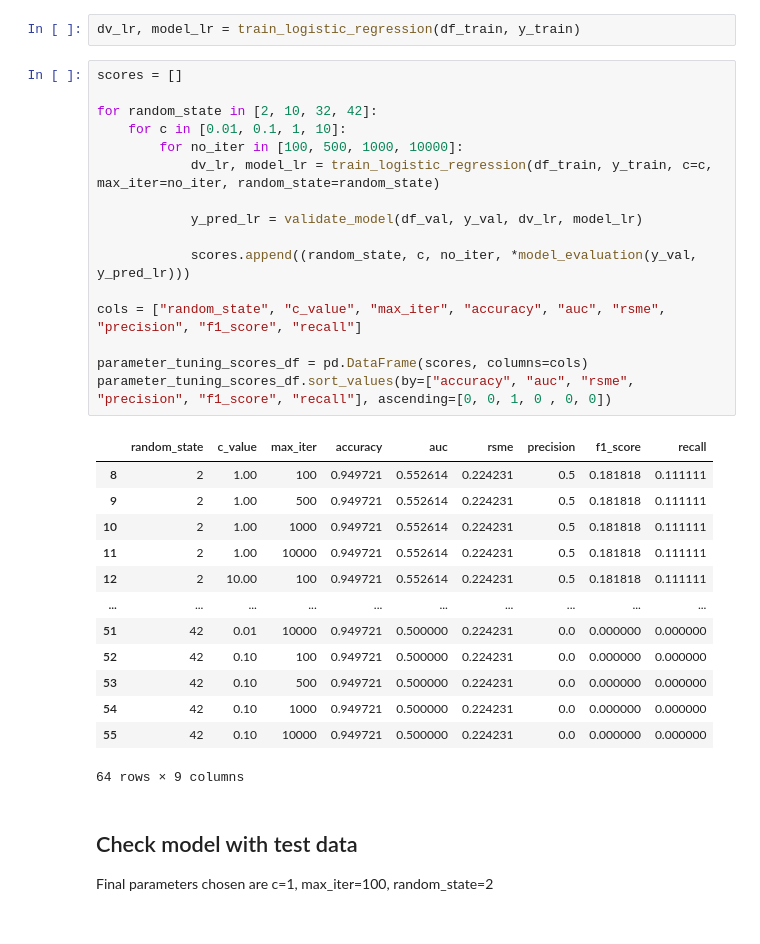
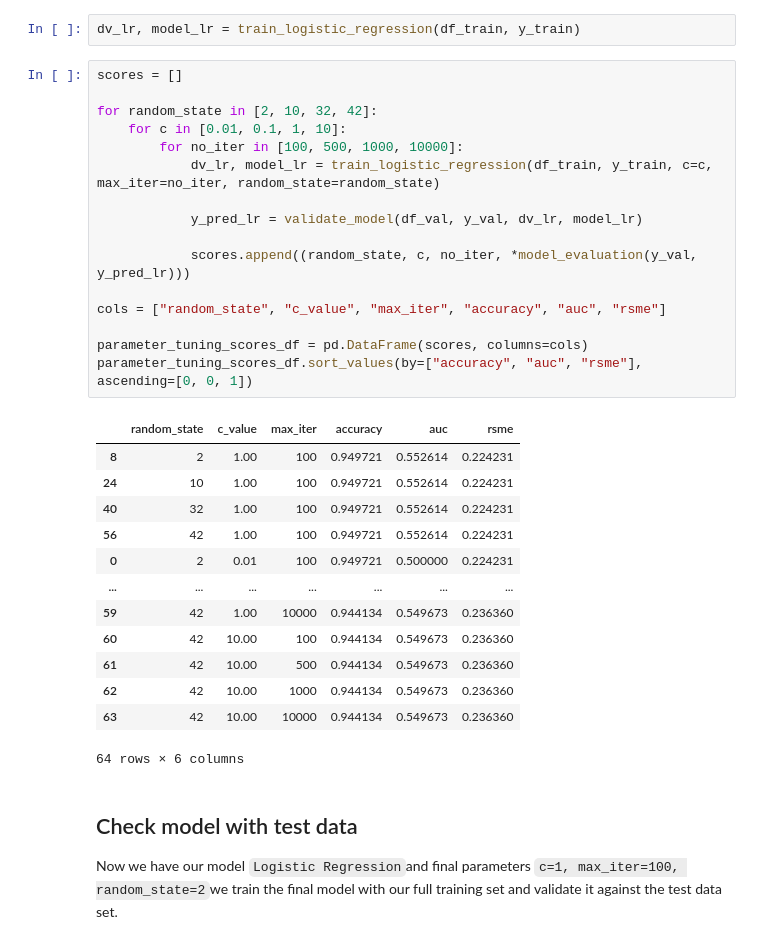
Before and after one commit to sleepypioneer/coffee-quality, a Jupyter notebook: analysis/notebooks/model_training.ipynb, the cells around one changed output. Drawn from its saved outputs; the diff is of its cells as text.

```diff
--- a/analysis/notebooks/model_training.ipynb
+++ b/analysis/notebooks/model_training.ipynb
@@ -159,35 +224,35 @@ dv_lr, model_lr = train_logistic_regression(df_train, y_train)
 # %%
 scores = []
 
 for random_state in [2, 10, 32, 42]:
     for c in [0.01, 0.1, 1, 10]:
         for no_iter in [100, 500, 1000, 10000]:
             dv_lr, model_lr = train_logistic_regression(df_train, y_train, c=c, max_iter=no_iter, random_state=random_state)
 
             y_pred_lr = validate_model(df_val, y_val, dv_lr, model_lr)
 
             scores.append((random_state, c, no_iter, *model_evaluation(y_val, y_pred_lr)))
 
-cols = ["random_state", "c_value", "max_iter", "accuracy", "auc", "rsme", "precision", "f1_score", "recall"]
+cols = ["random_state", "c_value", "max_iter", "accuracy", "auc", "rsme"]
 
 parameter_tuning_scores_df = pd.DataFrame(scores, columns=cols)
-parameter_tuning_scores_df.sort_values(by=["accuracy", "auc", "rsme", "precision", "f1_score", "recall"], ascending=[0, 0, 1, 0 , 0, 0])
+parameter_tuning_scores_df.sort_values(by=["accuracy", "auc", "rsme"], ascending=[0, 0, 1])
 # %% [output]
-|  | random_state | c_value | max_iter | accuracy | auc | rsme | precision | f1_score | recall |
-| 8 | 2 | 1.00 | 100 | 0.949721 | 0.552614 | 0.224231 | 0.5 | 0.181818 | 0.111111 |
-| 9 | 2 | 1.00 | 500 | 0.949721 | 0.552614 | 0.224231 | 0.5 | 0.181818 | 0.111111 |
-| 10 | 2 | 1.00 | 1000 | 0.949721 | 0.552614 | 0.224231 | 0.5 | 0.181818 | 0.111111 |
-| 11 | 2 | 1.00 | 10000 | 0.949721 | 0.552614 | 0.224231 | 0.5 | 0.181818 | 0.111111 |
-| 12 | 2 | 10.00 | 100 | 0.949721 | 0.552614 | 0.224231 | 0.5 | 0.181818 | 0.111111 |
-| ... | ... | ... | ... | ... | ... | ... | ... | ... | ... |
-| 51 | 42 | 0.01 | 10000 | 0.949721 | 0.500000 | 0.224231 | 0.0 | 0.000000 | 0.000000 |
-| 52 | 42 | 0.10 | 100 | 0.949721 | 0.500000 | 0.224231 | 0.0 | 0.000000 | 0.000000 |
-| 53 | 42 | 0.10 | 500 | 0.949721 | 0.500000 | 0.224231 | 0.0 | 0.000000 | 0.000000 |
-| 54 | 42 | 0.10 | 1000 | 0.949721 | 0.500000 | 0.224231 | 0.0 | 0.000000 | 0.000000 |
-| 55 | 42 | 0.10 | 10000 | 0.949721 | 0.500000 | 0.224231 | 0.0 | 0.000000 | 0.000000 |
+|  | random_state | c_value | max_iter | accuracy | auc | rsme |
+| 8 | 2 | 1.00 | 100 | 0.949721 | 0.552614 | 0.224231 |
+| 24 | 10 | 1.00 | 100 | 0.949721 | 0.552614 | 0.224231 |
+| 40 | 32 | 1.00 | 100 | 0.949721 | 0.552614 | 0.224231 |
+| 56 | 42 | 1.00 | 100 | 0.949721 | 0.552614 | 0.224231 |
+| 0 | 2 | 0.01 | 100 | 0.949721 | 0.500000 | 0.224231 |
+| ... | ... | ... | ... | ... | ... | ... |
+| 59 | 42 | 1.00 | 10000 | 0.944134 | 0.549673 | 0.236360 |
+| 60 | 42 | 10.00 | 100 | 0.944134 | 0.549673 | 0.236360 |
+| 61 | 42 | 10.00 | 500 | 0.944134 | 0.549673 | 0.236360 |
+| 62 | 42 | 10.00 | 1000 | 0.944134 | 0.549673 | 0.236360 |
+| 63 | 42 | 10.00 | 10000 | 0.944134 | 0.549673 | 0.236360 |
-64 rows × 9 columns
+64 rows × 6 columns
 # %% [markdown]
 ## Check model with test data
 
-Final parameters chosen are c=1, max_iter=100, random_state=2
+Now we have our model `Logistic Regression`and final parameters `c=1, max_iter=100, random_state=2`we train the final model with our full training set and validate it against the test data set.
 # %%
```
Also changed, not shown: parts of 24 cells of this notebook, 4 other files.
